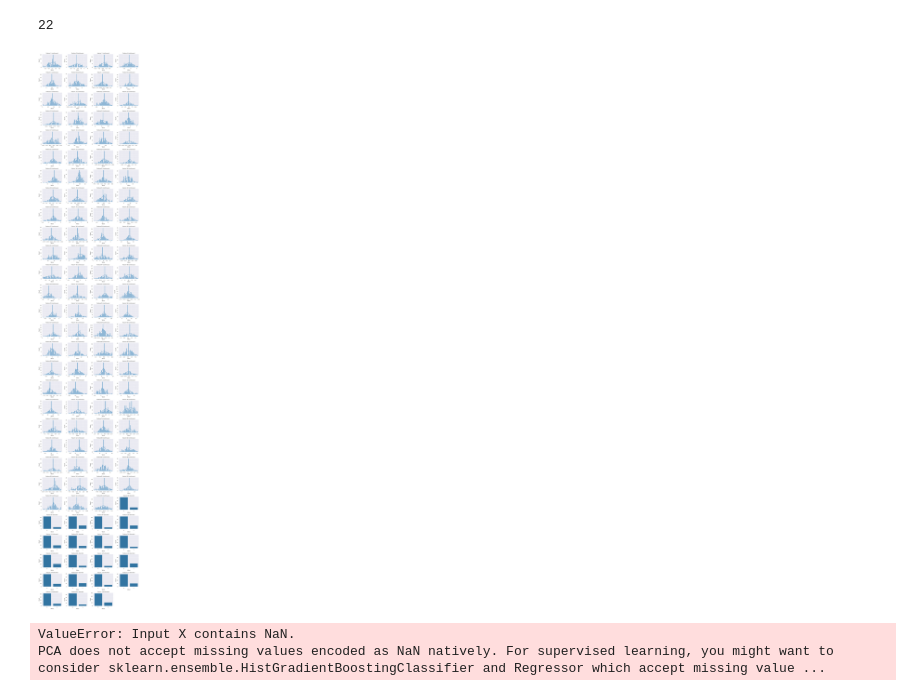
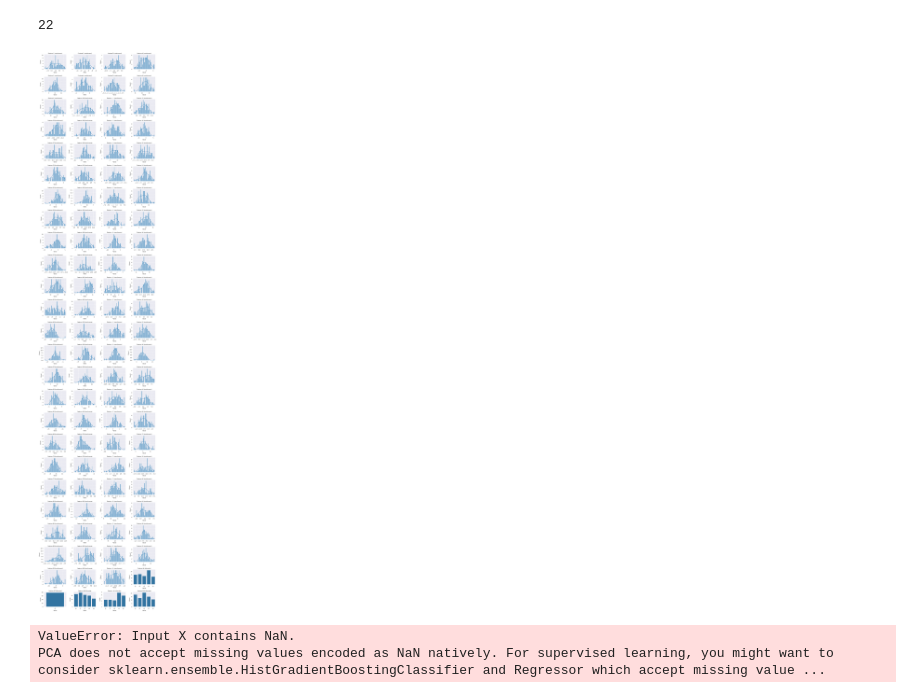
Before and after one commit to Neismo/CDA-HandIn, a Jupyter notebook: tmp.ipynb, the cells around one changed output. Drawn from its saved outputs; the diff is of its cells as text; code cells hidden in the pictures.

```diff
--- a/tmp.ipynb
+++ b/tmp.ipynb
@@ -131,35 +131,35 @@ def plot_feature_distributions_auto(
         unique_vals = np.unique(values)
         n_unique = len(unique_vals)
         unique_ratio = n_unique / max(len(values), 1)
 
         is_integer_like = np.all(np.abs(values - np.round(values)) < integer_tol)
         is_discrete = is_integer_like and (
             n_unique <= discrete_unique_max or unique_ratio <= discrete_ratio_max
         )
 
         ax = axes[idx]
         if is_discrete:
             discrete_values = np.round(values).astype(int)
             sns.countplot(x=discrete_values, ax=ax, color="tab:blue")
             ax.set_title(f"Feature {idx + 1} (discrete)")
             ax.set_xlabel("Value")
             ax.set_ylabel("Count")
             ax.tick_params(axis="x", rotation=45)
         else:
             sns.histplot(values, bins=bins, kde=True, ax=ax, color="tab:blue")
             ax.set_title(f"Feature {idx + 1} (continuous)")
             ax.set_xlabel("Value")
             ax.set_ylabel("Count")
 
     for idx in range(n_features, len(axes)):
         axes[idx].set_visible(False)
 
     plt.tight_layout()
     plt.show()
 
-plot_feature_distributions_auto(X)
+plot_feature_distributions_auto(X_raw)
 # %% [output]
-[figure, old version]
+[figure, new version]
 # %%
 def centerData(data):
 
```
Also changed, not shown: 3 other files.
